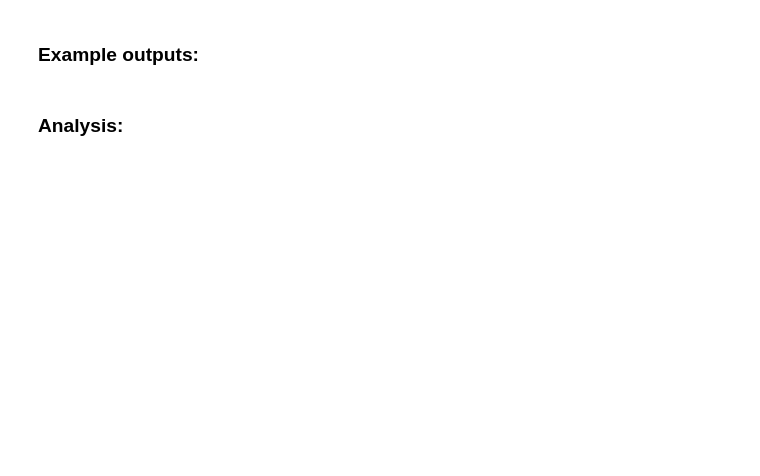
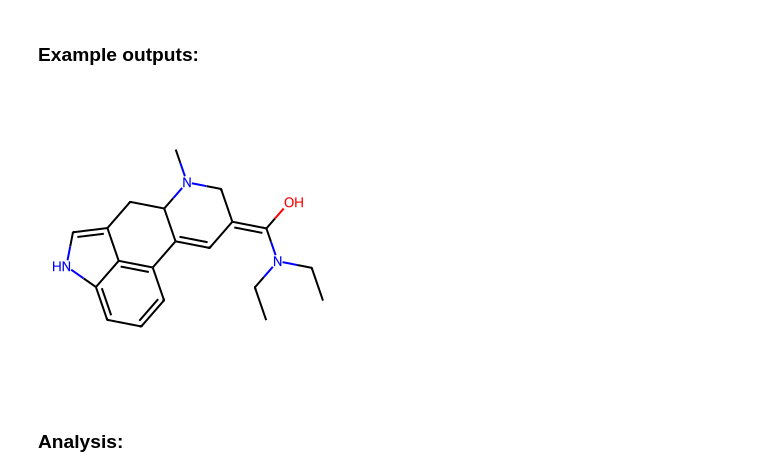
Before and after one commit to aerte/GraPE, a Jupyter notebook: notebooks/Demonstration.ipynb, the cells around one changed output. Cells and saved outputs as stored; diff of their text form; code cells hidden in the pictures; blank space fills up the shorter version.

```diff
--- a/notebooks/Demonstration.ipynb
+++ b/notebooks/Demonstration.ipynb
@@ -6,0 +3,3 @@ dataset = BradleyDoublePlus(target_string='mpC', global_features=['min'], log=Fa
+# %%
+from dglchem.datasets import LogP
+data = LogP(log=True)
@@ -15,2 +27,6 @@ print(dataset.global_features[0:5])
+# %%
+data.draw_smile(10)
+# %% [output]
+[figure, added]
 # %% [markdown]
 ### Analysis:
```
Also changed, not shown: parts of 10 cells of this notebook, 4 other files.
